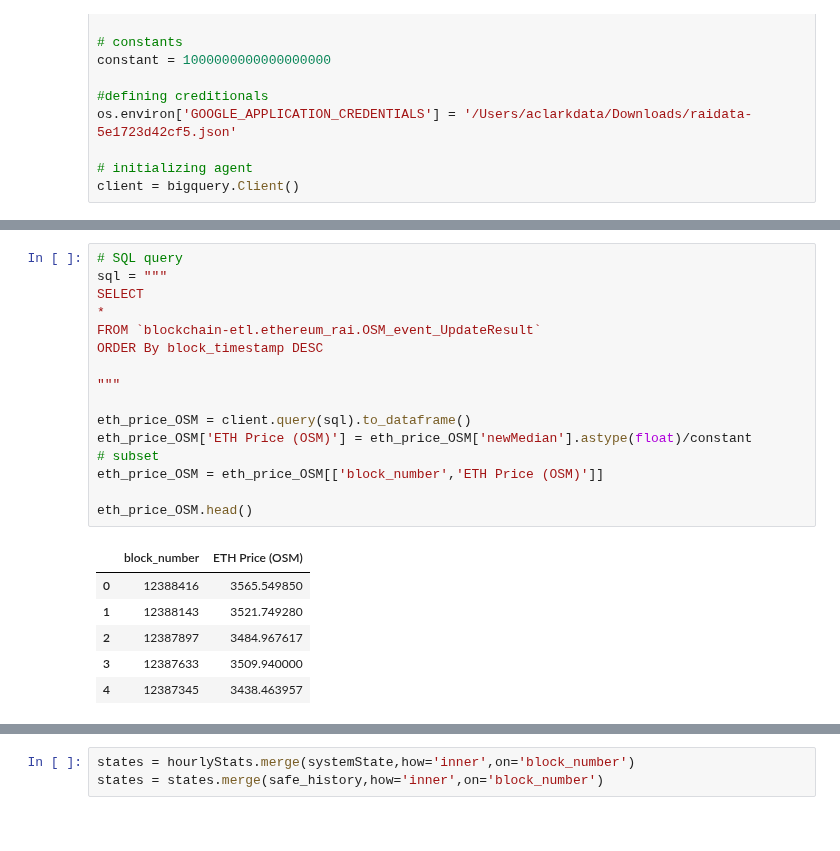
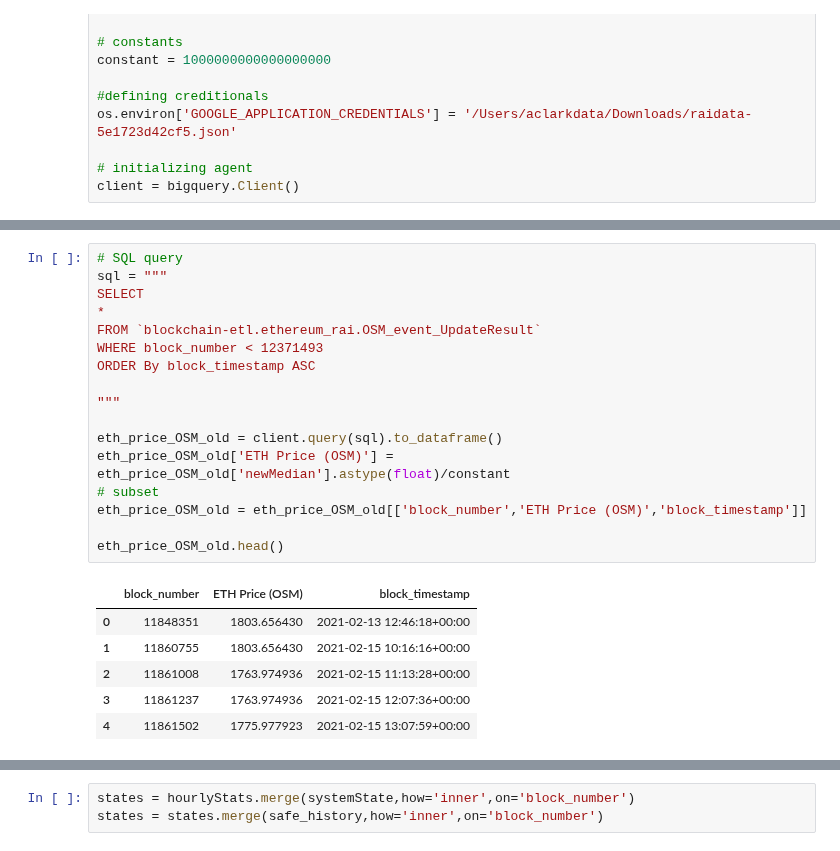
Before and after one commit to reflexer-labs/reflexer-digital-twin, a Jupyter notebook: data/data_acquisition.ipynb, the cells around one changed output, grey strips where cells are left out. Drawn from its saved outputs; the diff is of its cells as text.

```diff
--- a/data/data_acquisition.ipynb
+++ b/data/data_acquisition.ipynb
@@ -97,23 +79,24 @@ eth_price_next_OSM.head()
 # %%
 # SQL query
 sql = """
 SELECT
 *
 FROM `blockchain-etl.ethereum_rai.OSM_event_UpdateResult`
-ORDER By block_timestamp DESC
+WHERE block_number < 12371493
+ORDER By block_timestamp ASC
 
 """
 
-eth_price_OSM = client.query(sql).to_dataframe()
-eth_price_OSM['ETH Price (OSM)'] = eth_price_OSM['newMedian'].astype(float)/constant
+eth_price_OSM_old = client.query(sql).to_dataframe()
+eth_price_OSM_old['ETH Price (OSM)'] = eth_price_OSM_old['newMedian'].astype(float)/constant
 # subset
-eth_price_OSM = eth_price_OSM[['block_number','ETH Price (OSM)']]
+eth_price_OSM_old = eth_price_OSM_old[['block_number','ETH Price (OSM)','block_timestamp']]
 
-eth_price_OSM.head()
+eth_price_OSM_old.head()
 # %% [output]
-|  | block_number | ETH Price (OSM) |
-| 0 | 12388416 | 3565.549850 |
-| 1 | 12388143 | 3521.749280 |
-| 2 | 12387897 | 3484.967617 |
-| 3 | 12387633 | 3509.940000 |
-| 4 | 12387345 | 3438.463957 |
+|  | block_number | ETH Price (OSM) | block_timestamp |
+| 0 | 11848351 | 1803.656430 | 2021-02-13 12:46:18+00:00 |
+| 1 | 11860755 | 1803.656430 | 2021-02-15 10:16:16+00:00 |
+| 2 | 11861008 | 1763.974936 | 2021-02-15 11:13:28+00:00 |
+| 3 | 11861237 | 1763.974936 | 2021-02-15 12:07:36+00:00 |
+| 4 | 11861502 | 1775.977923 | 2021-02-15 13:07:59+00:00 |
```
Also changed, not shown: parts of 24 cells of this notebook, 4 other files.
